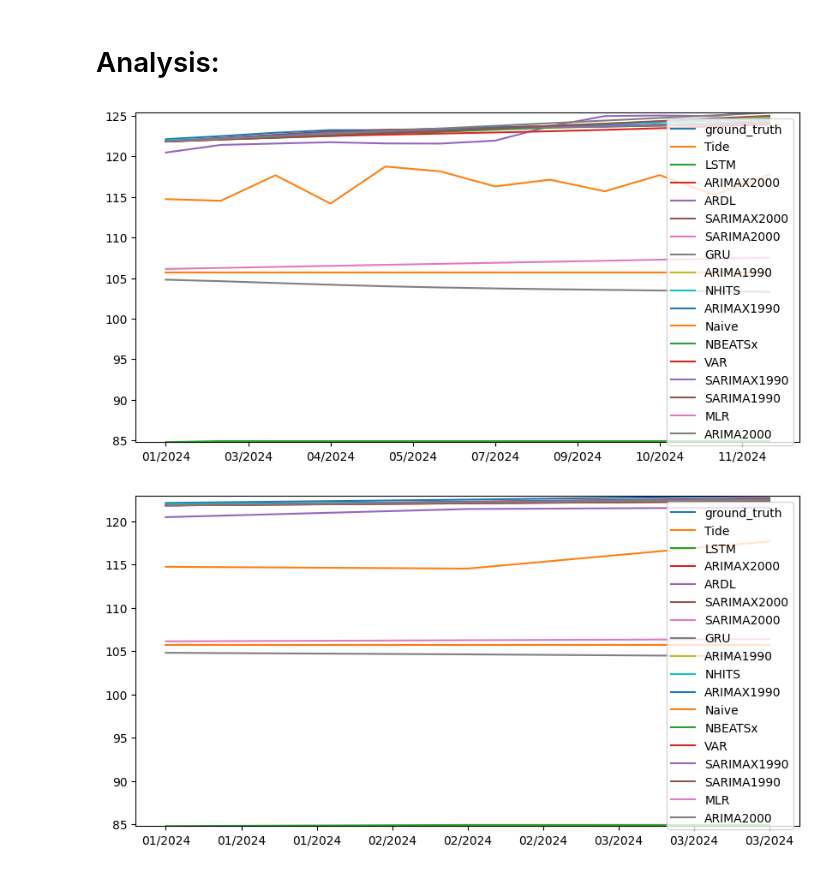
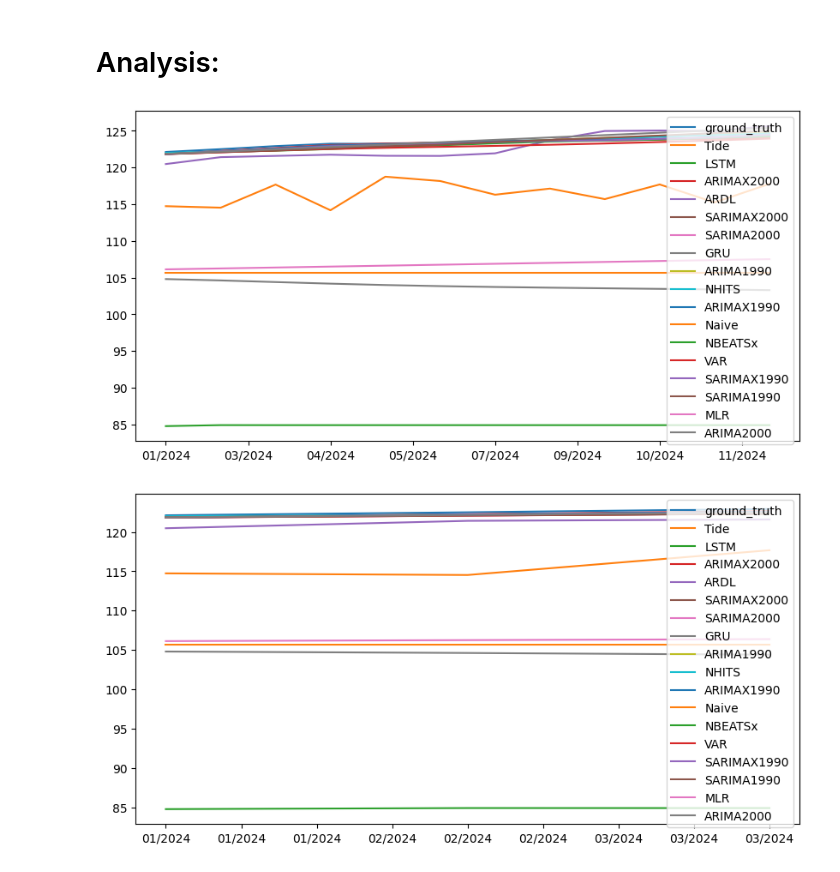
Before and after one commit to sc20geb/COMP5530M-Group-Project-Inflation-Forecasting, a Jupyter notebook: Evaluation/evaluation.ipynb, the cells around one changed output. Saved outputs shown, nothing was run; the diff lists cells and outputs as text; code cells hidden in the pictures.

```diff
--- a/Evaluation/evaluation.ipynb
+++ b/Evaluation/evaluation.ipynb
@@ -139,19 +139,18 @@ display(metrics_12.sort_values(main_metric, axis=0))
 # %%
 from matplotlib import pyplot as plt
 
 plt.figure(figsize=(10, 5))
 ax = plt.axes()
 ax.xaxis.set_major_locator(plt.MaxNLocator(10))
 plt.locator_params(axis='x', nbins=10)
 
 for model in predsDf.columns:
     plt.plot(predsDf.index, predsDf[model])
 
-plt.ylim(predsDf.drop('ARDL', axis=1).min(axis=0).min(), predsDf.drop('ARDL', axis=1).max(axis=0).max())
 plt.legend(predsDf.columns)
 plt.show()
 # %% [output]
-[figure, old version]
+[figure, new version]
 # %%
 from matplotlib import pyplot as plt
 
@@ -163,8 +162,7 @@ plt.locator_params(axis='x', nbins=10)
 for model in predsDf.columns:
     plt.plot(predsDf.index[:int(len(predsDf)/4)], predsDf[model][:int(len(predsDf)/4)])
 
-plt.ylim(predsDf[:int(len(predsDf)/4)].drop('ARDL', axis=1).min(axis=0).min(), predsDf[:int(len(predsDf)/4)].drop('ARDL', axis=1).max(axis=0).max())
 plt.legend(predsDf.columns)
 plt.show()
 # %% [output]
-[figure, old version]
+[figure, new version]
```
